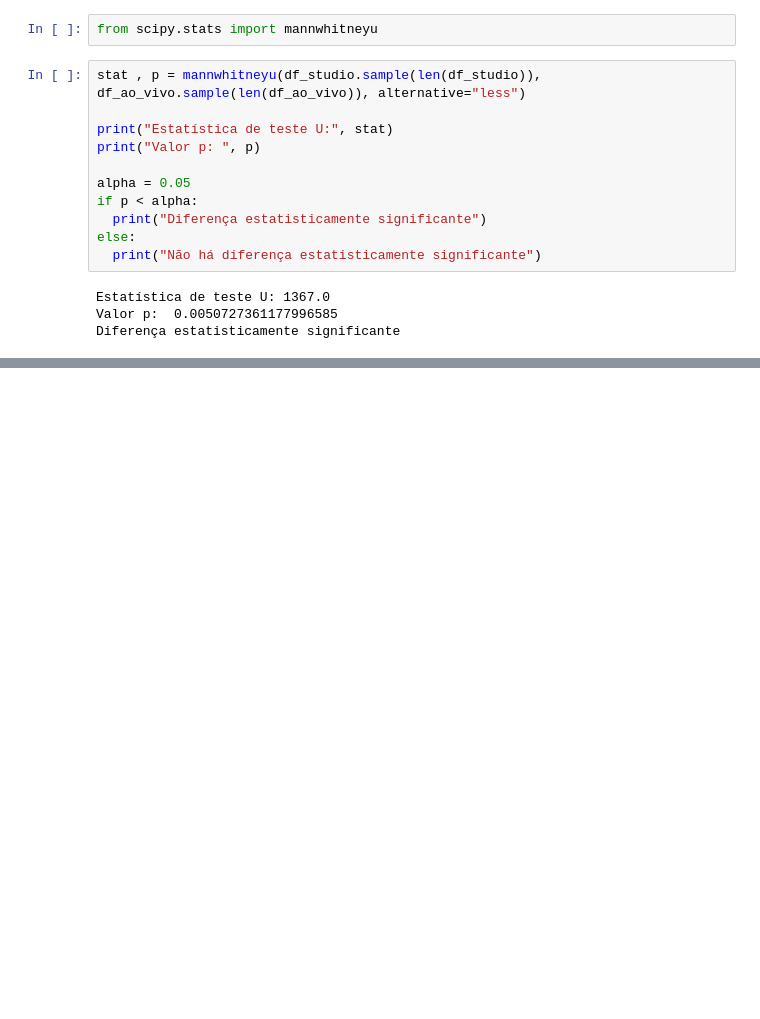
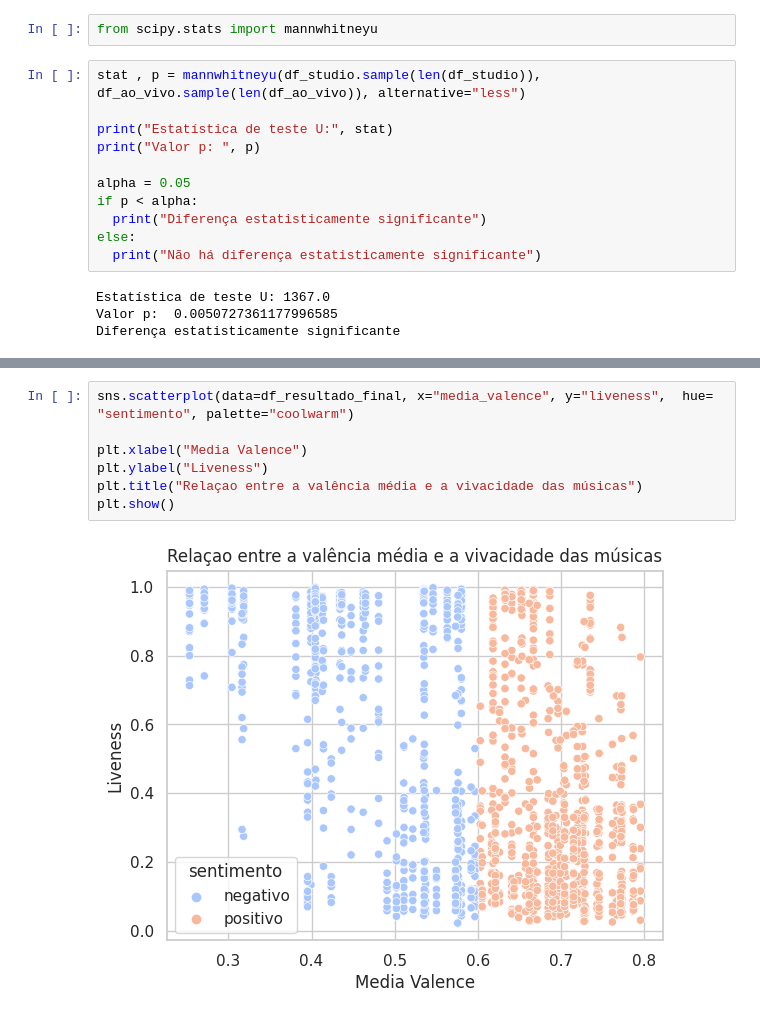
Before and after one commit to icarocarmona/pos-tech-dtat, a Jupyter notebook: f2_ml_and_time_series/ml_with_python/AULA_2_ANALISE_EXPLORATÓRIA_DE_DADOS_(EDA).ipynb, the cells around one changed output, grey strips where cells are left out. Saved outputs shown, nothing was run; the diff lists cells and outputs as text; blank space fills up the shorter version.

```diff
--- a/f2_ml_and_time_series/ml_with_python/AULA_2_ANALISE_EXPLORATÓRIA_DE_DADOS_(EDA).ipynb
+++ b/f2_ml_and_time_series/ml_with_python/AULA_2_ANALISE_EXPLORATÓRIA_DE_DADOS_(EDA).ipynb
@@ -350,0 +390,9 @@ Diferença estatisticamente significante
+# %%
+sns.scatterplot(data=df_resultado_final, x="media_valence", y="liveness",  hue= "sentimento", palette="coolwarm")
+
+plt.xlabel("Media Valence")
+plt.ylabel("Liveness")
+plt.title("Relaçao entre a valência média e a vivacidade das músicas")
+plt.show()
+# %% [output]
+[figure, added]
```
Also changed, not shown: parts of 7 cells of this notebook.
